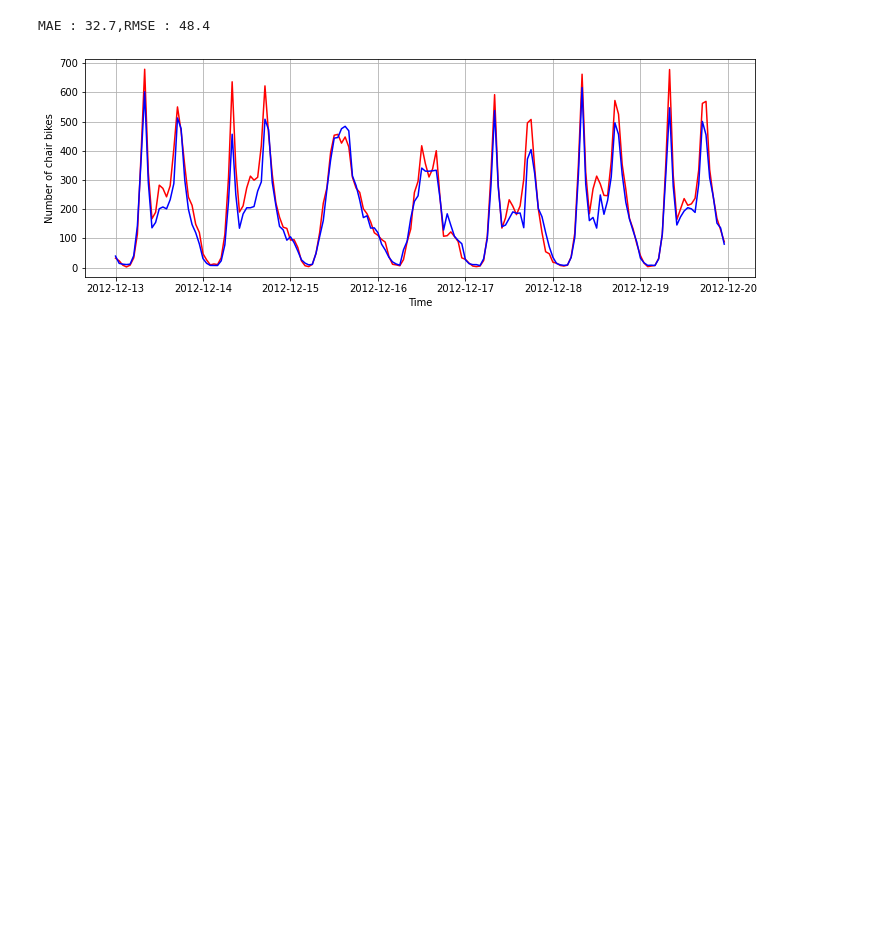
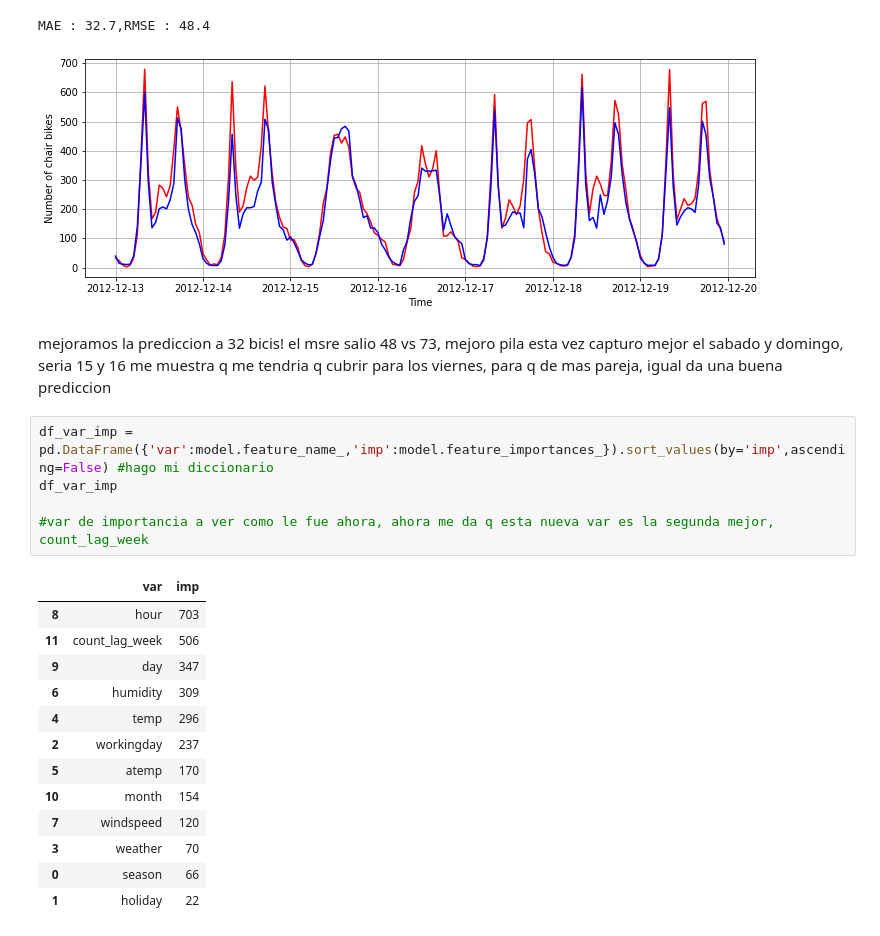
Before and after one commit to andreaj-it/TIME-SERIES-FORECASTING, a Jupyter notebook: src/ejemplo_clase_29_julio.ipynb, the cells around one changed output. Drawn from its saved outputs; the diff is of its cells as text; blank space fills up the shorter version.

```diff
--- a/src/ejemplo_clase_29_julio.ipynb
+++ b/src/ejemplo_clase_29_julio.ipynb
@@ -312,3 +312,27 @@ plt.show()
 # %% [output]
 MAE : 32.7,RMSE : 48.4
 [figure]
+# %% [markdown]
+mejoramos la prediccion a 32 bicis!
+el msre salio 48 vs 73, mejoro pila
+esta vez capturo mejor el sabado y domingo, seria 15 y 16
+me muestra q me tendria q cubrir para los viernes, para q de mas pareja, igual da una buena prediccion
+# %%
+df_var_imp = pd.DataFrame({'var':model.feature_name_,'imp':model.feature_importances_}).sort_values(by='imp',ascending=False) #hago mi diccionario
+df_var_imp
+
+#var de importancia a ver como le fue ahora, ahora me da q esta nueva var es la segunda mejor, count_lag_week
+# %% [output]
+|  | var | imp |
+| 8 | hour | 703 |
+| 11 | count_lag_week | 506 |
+| 9 | day | 347 |
+| 6 | humidity | 309 |
+| 4 | temp | 296 |
+| 2 | workingday | 237 |
+| 5 | atemp | 170 |
+| 10 | month | 154 |
+| 7 | windspeed | 120 |
+| 3 | weather | 70 |
+| 0 | season | 66 |
+| 1 | holiday | 22 |
```
Also changed, not shown: parts of 4 cells of this notebook.
